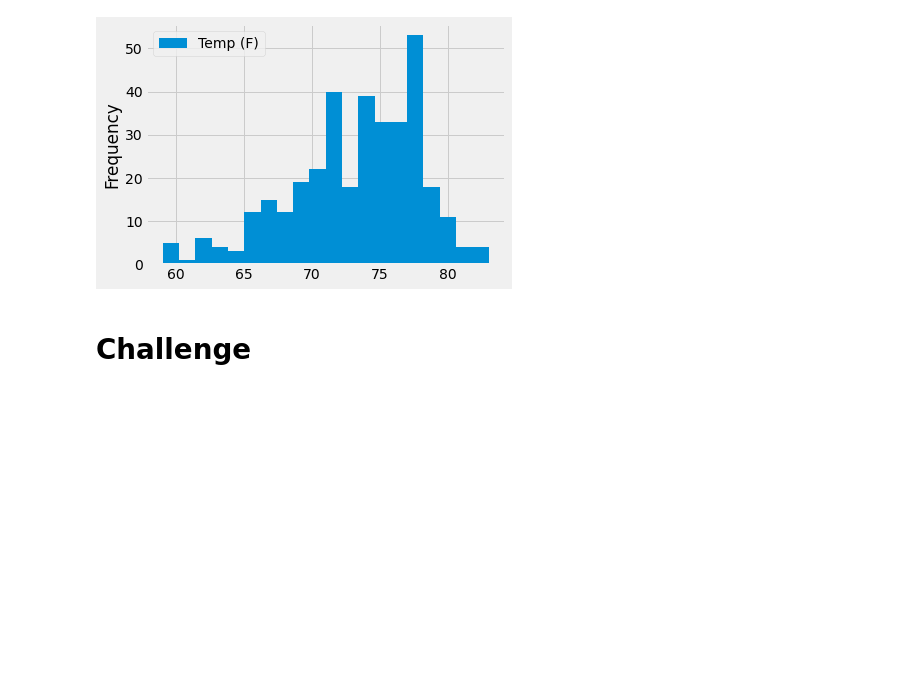
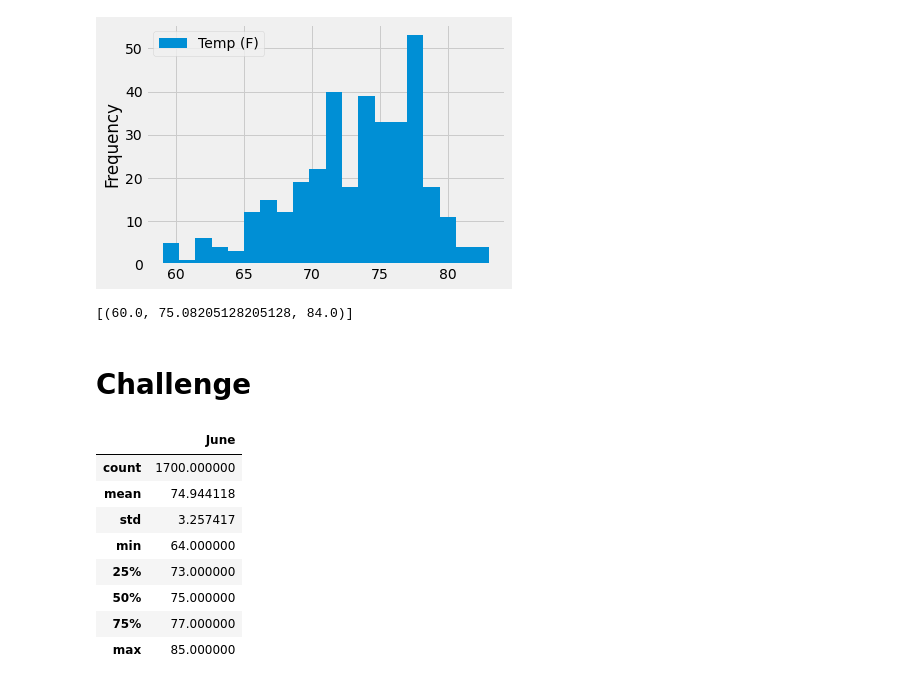
Before and after one commit to bradydwilton/surfs_up, a Jupyter notebook: climate_analysis.ipynb, the cells around one changed output. Cells and saved outputs as stored; diff of their text form; code cells hidden in the pictures; blank space fills up the shorter version.

```diff
--- a/climate_analysis.ipynb
+++ b/climate_analysis.ipynb
@@ -122,2 +125,24 @@ plt.tight_layout()
+# %%
+calc_temps('2016-09-01','2017-01-01')
+# %% [output]
+[(60.0, 75.08205128205128, 84.0)]
 # %% [markdown]
 # Challenge
+# %%
+def month_temps(month):
+    mo = dt.strptime(month,'%B').month
+    results = session.query(Measurement.tobs).filter(func.extract('month',Measurement.date) == mo).all()
+    results_df = pd.DataFrame(results,columns=[f'{month}'])
+    return results_df.describe()
+# %%
+month_temps('June')
+# %% [output]
+|  | June |
+| count | 1700.000000 |
+| mean | 74.944118 |
+| std | 3.257417 |
+| min | 64.000000 |
+| 25% | 73.000000 |
+| 50% | 75.000000 |
+| 75% | 77.000000 |
+| max | 85.000000 |
```
Also changed, not shown: parts of 2 cells of this notebook, 4 other files.
